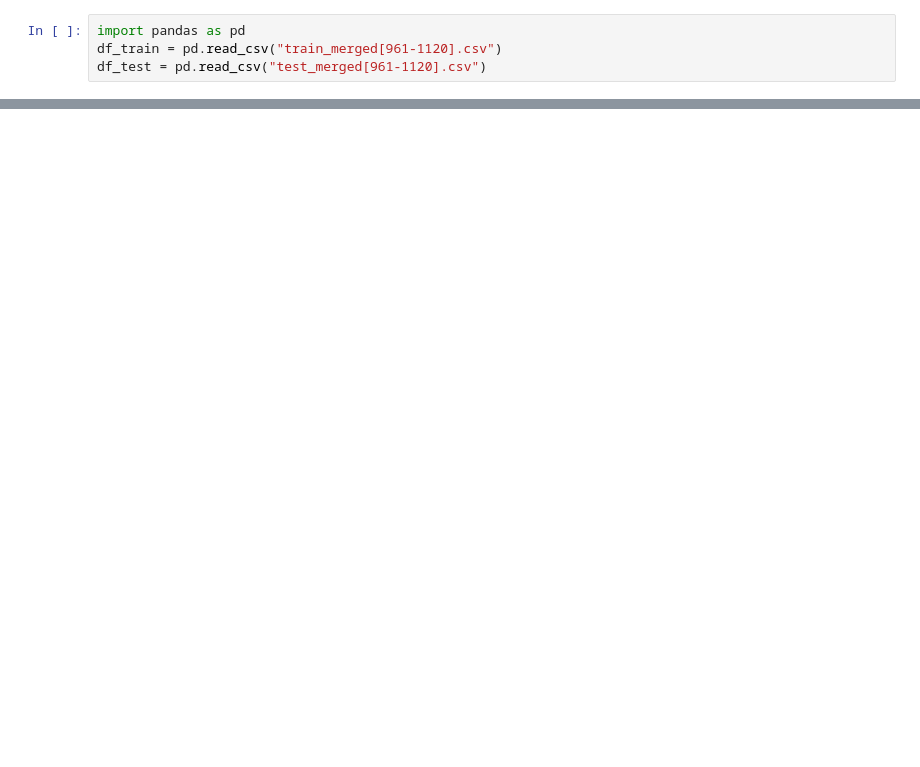
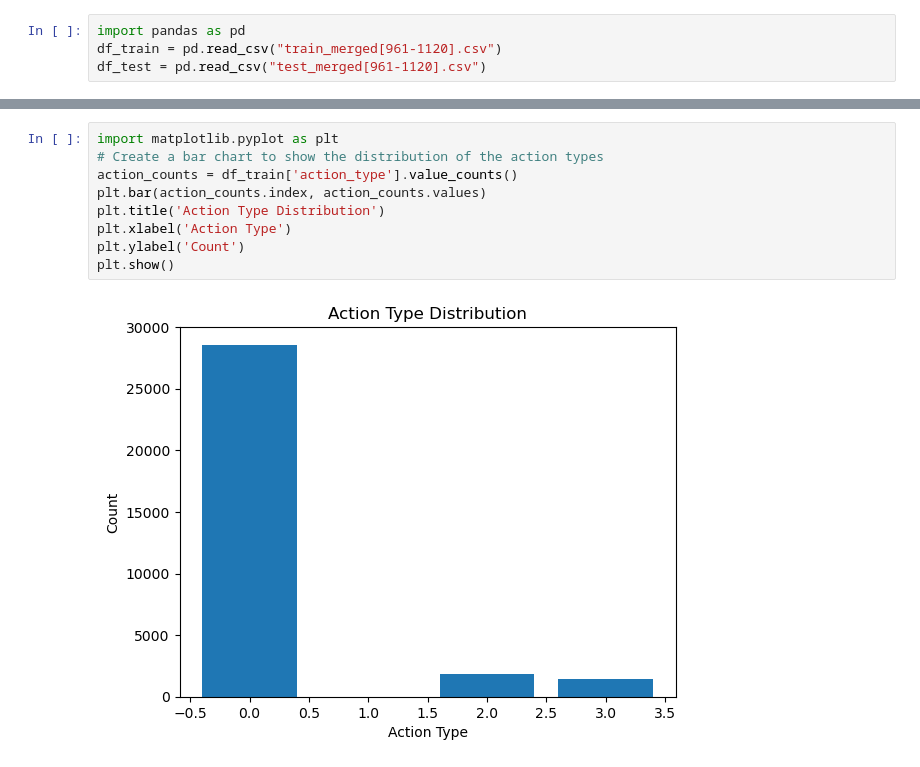
Before and after one commit to pratikjadhav2726/Group7-CECS550, a Jupyter notebook: EDA/EDA.ipynb, the cells around one changed output, grey strips where cells are left out. Saved outputs shown, nothing was run; the diff lists cells and outputs as text; blank space fills up the shorter version.

Commit message:
did data visualization

```diff
--- a/EDA/EDA.ipynb
+++ b/EDA/EDA.ipynb
@@ -27,0 +40,11 @@ df_train['age_range'].value_counts().plot(kind='barh')
+# %%
+import matplotlib.pyplot as plt
+# Create a bar chart to show the distribution of the action types
+action_counts = df_train['action_type'].value_counts()
+plt.bar(action_counts.index, action_counts.values)
+plt.title('Action Type Distribution')
+plt.xlabel('Action Type')
+plt.ylabel('Count')
+plt.show()
+# %% [output]
+[figure, added]
```
Also changed, not shown: parts of 8 cells of this notebook, 1 other file.
